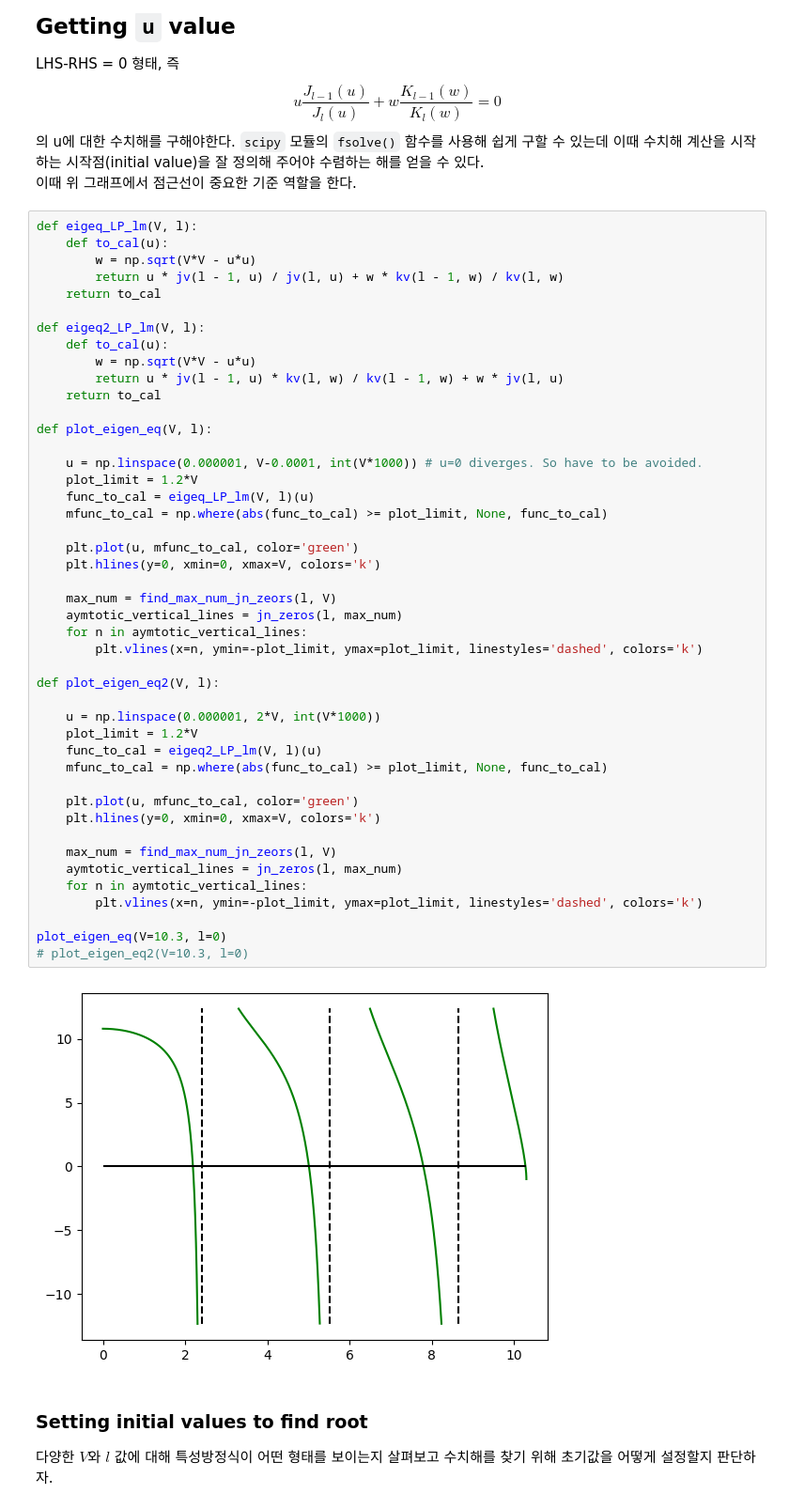
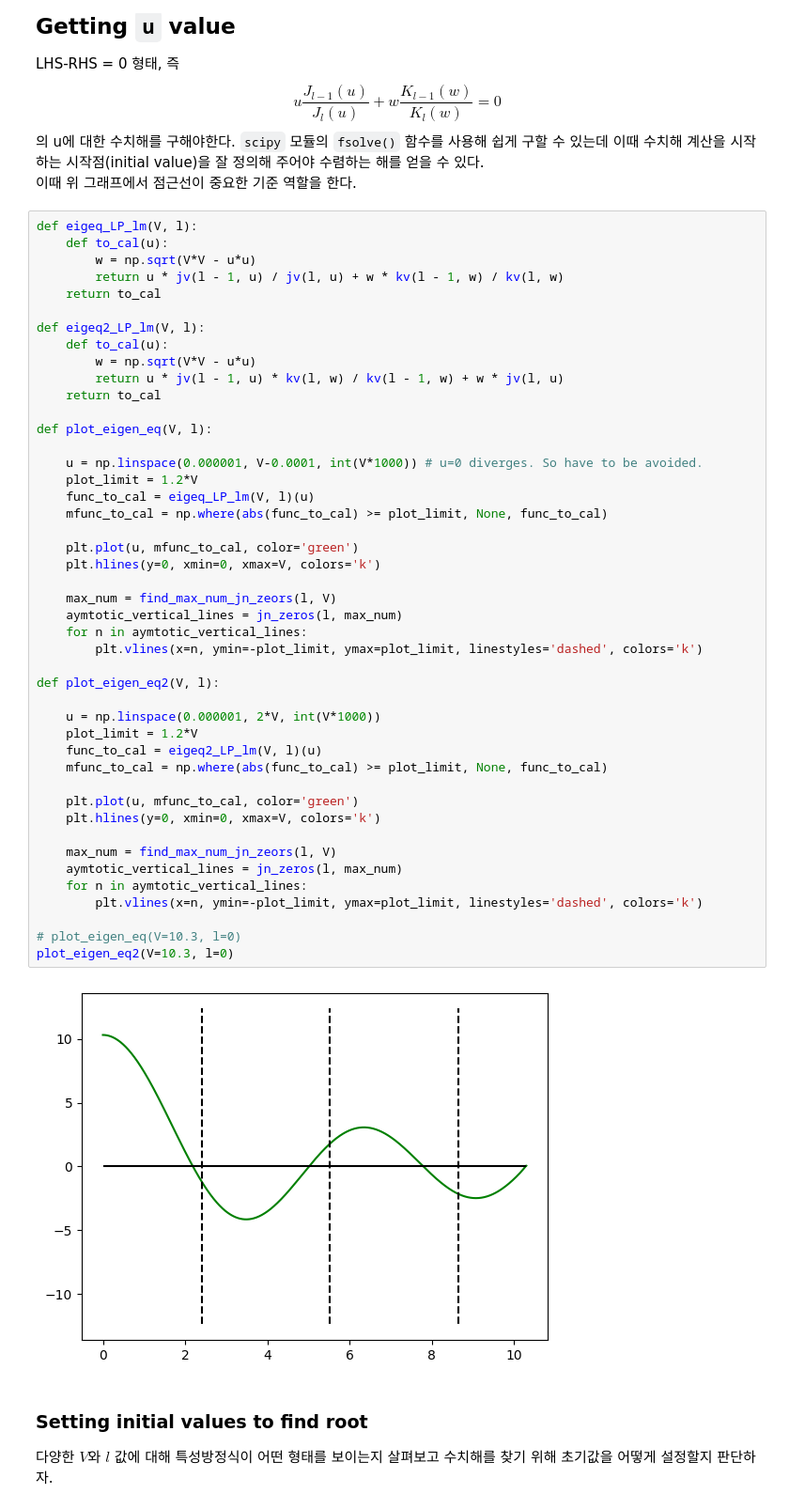
Before and after one commit to jkkow/fmdtool, a Jupyter notebook: docs/solving_eigenvalue_eq.ipynb, the cells around one changed output. Shown: that part at 94% size. Drawn from its saved outputs; the diff is of its cells as text.

```diff
--- a/docs/solving_eigenvalue_eq.ipynb
+++ b/docs/solving_eigenvalue_eq.ipynb
@@ -114,36 +114,36 @@ def plot_eigen_eq(V, l):
 
     u = np.linspace(0.000001, V-0.0001, int(V*1000)) # u=0 diverges. So have to be avoided.
     plot_limit = 1.2*V
     func_to_cal = eigeq_LP_lm(V, l)(u)
     mfunc_to_cal = np.where(abs(func_to_cal) >= plot_limit, None, func_to_cal)
 
     plt.plot(u, mfunc_to_cal, color='green')
     plt.hlines(y=0, xmin=0, xmax=V, colors='k')
 
     max_num = find_max_num_jn_zeors(l, V)
     aymtotic_vertical_lines = jn_zeros(l, max_num)
     for n in aymtotic_vertical_lines:
         plt.vlines(x=n, ymin=-plot_limit, ymax=plot_limit, linestyles='dashed', colors='k')
 
 def plot_eigen_eq2(V, l):
 
     u = np.linspace(0.000001, 2*V, int(V*1000))
     plot_limit = 1.2*V
     func_to_cal = eigeq2_LP_lm(V, l)(u)
     mfunc_to_cal = np.where(abs(func_to_cal) >= plot_limit, None, func_to_cal)
 
     plt.plot(u, mfunc_to_cal, color='green')
     plt.hlines(y=0, xmin=0, xmax=V, colors='k')
 
     max_num = find_max_num_jn_zeors(l, V)
     aymtotic_vertical_lines = jn_zeros(l, max_num)
     for n in aymtotic_vertical_lines:
         plt.vlines(x=n, ymin=-plot_limit, ymax=plot_limit, linestyles='dashed', colors='k')
 
-plot_eigen_eq(V=10.3, l=0)
-# plot_eigen_eq2(V=10.3, l=0)
+# plot_eigen_eq(V=10.3, l=0)
+plot_eigen_eq2(V=10.3, l=0)
 # %% [output]
-[figure, old version]
+[figure, new version]
 # %% [markdown]
 ### Setting initial values to find root
 
```
Also changed, not shown: parts of 2 cells of this notebook, 1 other file.
